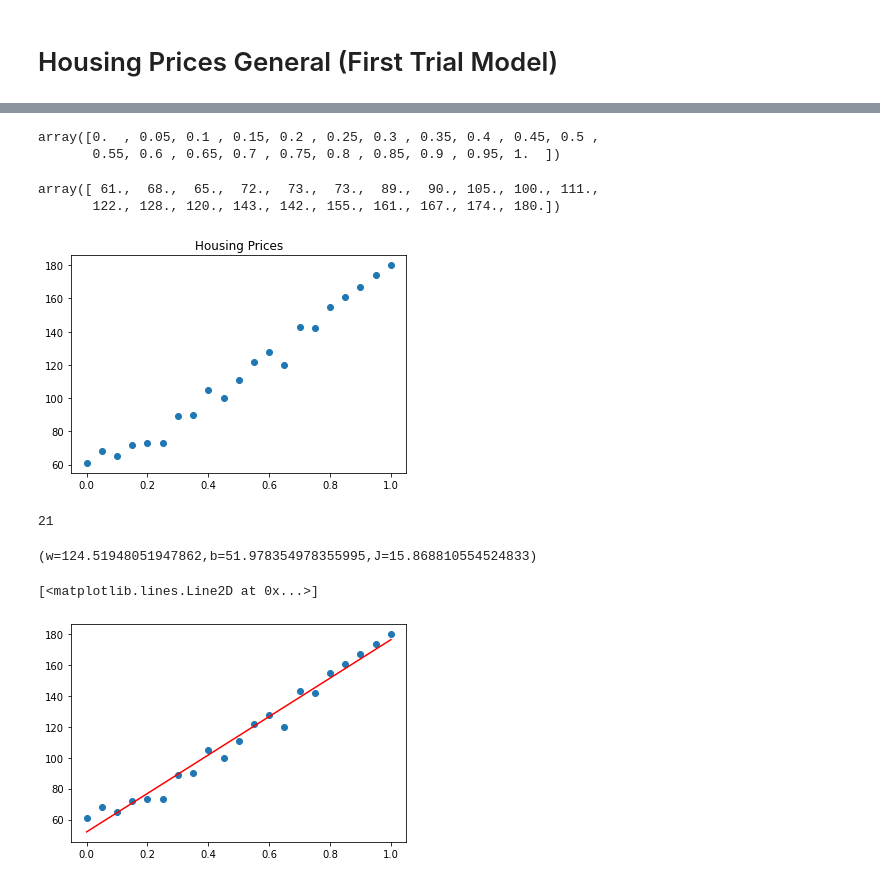
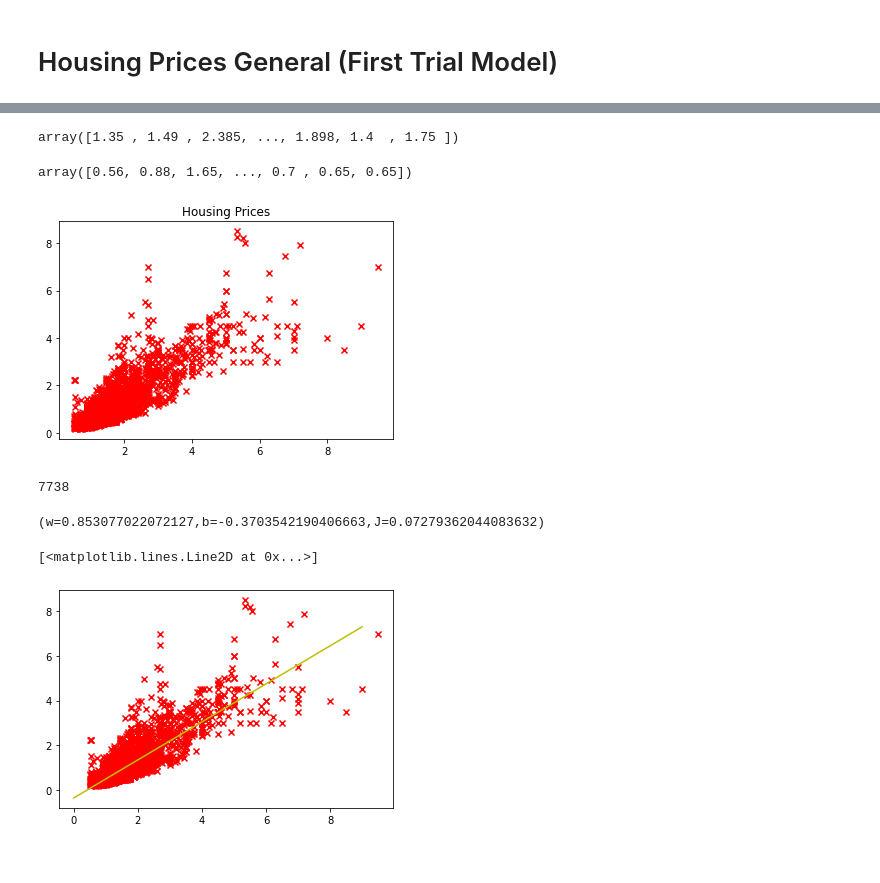
Before and after one commit to raajanwankhade/linear-regression-housing, a Jupyter notebook: housingsmall.ipynb, the cells around one changed output, grey strips where cells are left out. Saved outputs shown, nothing was run; the diff lists cells and outputs as text; code cells hidden in the pictures.

```diff
--- a/housingsmall.ipynb
+++ b/housingsmall.ipynb
@@ -28,25 +24,24 @@ df
 # %%
 #input
-x=df[0].values/1000
+x=df['area'].values/1000
 x
 # %% [output]
-array([0.  , 0.05, 0.1 , 0.15, 0.2 , 0.25, 0.3 , 0.35, 0.4 , 0.45, 0.5 ,
-       0.55, 0.6 , 0.65, 0.7 , 0.75, 0.8 , 0.85, 0.9 , 0.95, 1.  ])
+array([1.35 , 1.49 , 2.385, ..., 1.898, 1.4  , 1.75 ])
 # %%
 #outputs
-y=df[1].values/1000
+y=df['price'].values/10000000
 y
 # %% [output]
-array([ 61.,  68.,  65.,  72.,  73.,  73.,  89.,  90., 105., 100., 111.,
-       122., 128., 120., 143., 142., 155., 161., 167., 174., 180.])
+array([0.56, 0.88, 1.65, ..., 0.7 , 0.65, 0.65])
 # %%
-plt.scatter(x, y)
+plt.scatter(x, y,marker="x",c="r")
 plt.title('Housing Prices')
 plt.show()
 # %% [output]
-[figure, old version]
+[figure, new version]
 # %%
-x.shape[0]
+m = x.shape[0]
+m
 # %% [output]
-21
+7738
 # %%
@@ -60,14 +61,20 @@ def get_cost(x,y,w,b):
 # %%
+# def dwdb(x,y,w,b):
+#     dj_dw = 0
+#     dj_db = 0
+#     for i in range(x.shape[0]):
+#         z = w*x[i]+b
+#         dj_dw += (z - y[i])*x[i]
+#         dj_db += (z-y[i])
+#     dj_dw /= x.shape[0]
+#     dj_db /= x.shape[0]
+
+#     return dj_dw,dj_db
+
 def dwdb(x,y,w,b):
-    dj_dw = 0
-    dj_db = 0
-    for i in range(x.shape[0]):
-        z = w*x[i]+b
-        dj_dw += (z - y[i])*x[i]
-        dj_db += (z-y[i])
-    dj_dw /= x.shape[0]
-    dj_db /= x.shape[0]
-
+    Z = w*x+b
+    dj_dw = np.dot((Z-y),x)/m
+    dj_db = np.sum(Z-y)/m
     return dj_dw,dj_db
 # %%
 def grad_desc(x,y,win,bin,alp):
@@ -83,17 +90,17 @@ def grad_desc(x,y,win,bin,alp):
 # %%
 w_in = 0.5
 b_in = 0
-alpha = 0.05
+alpha = 0.01
 
 J,w,b = grad_desc(x,y,w_in,b_in,alpha)
 print(f"(w={w},b={b},J={J})")
 # %% [output]
-(w=124.51948051947862,b=51.978354978355995,J=15.868810554524833)
+(w=0.853077022072127,b=-0.3703542190406663,J=0.07279362044083632)
 # %%
-mpl.scatter(x,y)
-xJ = np.arange(0,1.01,0.01)
+plt.scatter(x,y,marker="x",c="r")
+xJ = np.arange(0,10,1)
 yJ = w*xJ+b
-mpl.plot(xJ,yJ,c="r")
+plt.plot(xJ,yJ,c="y")
 # %% [output]
 [<matplotlib.lines.Line2D at 0x...>]
-[figure, old version]
+[figure, new version]
```
Also changed, not shown: parts of 2 cells of this notebook.
